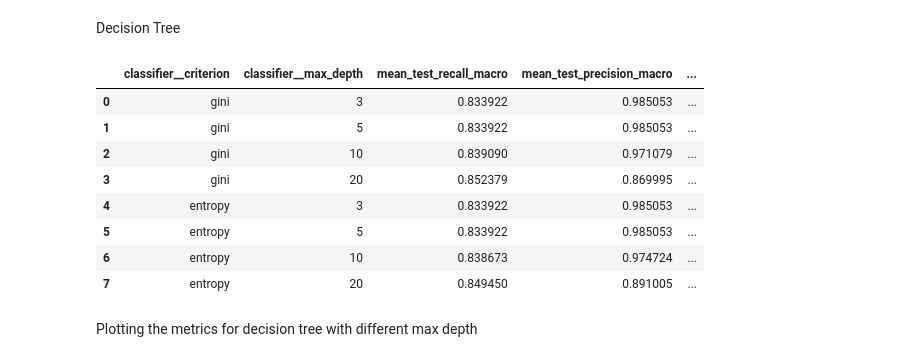
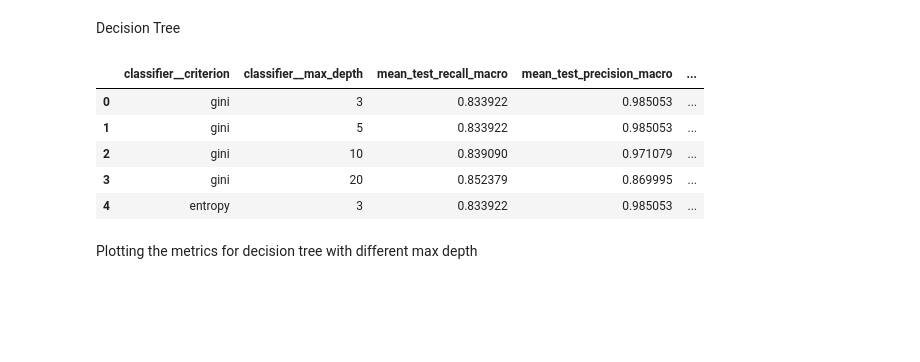
Before and after one commit to ultra-passion-fruit/Diabetes-Data-Analysis, a Jupyter notebook: csi4106_a2_300228879_300240688.ipynb, the cells around one changed output. Saved outputs shown, nothing was run; the diff lists cells and outputs as text; code cells hidden in the pictures; blank space fills up the shorter version.

```diff
--- a/csi4106_a2_300228879_300240688.ipynb
+++ b/csi4106_a2_300228879_300240688.ipynb
@@ -831,17 +801,14 @@ logic_grid_search_df = extract_cv_results(logic_grid_search.cv_results_)
 # %% [markdown]
 Decision Tree
 # %%
-tree_grid_search_df
+tree_grid_search_df.head(5)
 # %% [output]
 |  | classifier__criterion | classifier__max_depth | mean_test_recall_macro | mean_test_precision_macro | ... |
 | 0 | gini | 3 | 0.833922 | 0.985053 | ... |
 | 1 | gini | 5 | 0.833922 | 0.985053 | ... |
 | 2 | gini | 10 | 0.839090 | 0.971079 | ... |
 | 3 | gini | 20 | 0.852379 | 0.869995 | ... |
 | 4 | entropy | 3 | 0.833922 | 0.985053 | ... |
-| 5 | entropy | 5 | 0.833922 | 0.985053 | ... |
-| 6 | entropy | 10 | 0.838673 | 0.974724 | ... |
-| 7 | entropy | 20 | 0.849450 | 0.891005 | ... |
 # %% [markdown]
 Plotting the metrics for decision tree with different max depth
 # %%
```
Also changed, not shown: parts of 26 cells of this notebook.
